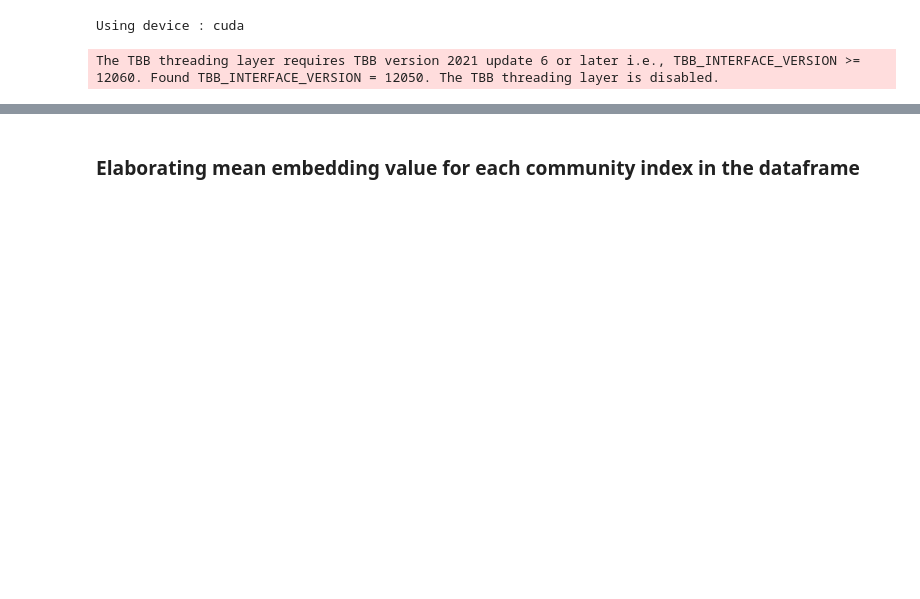
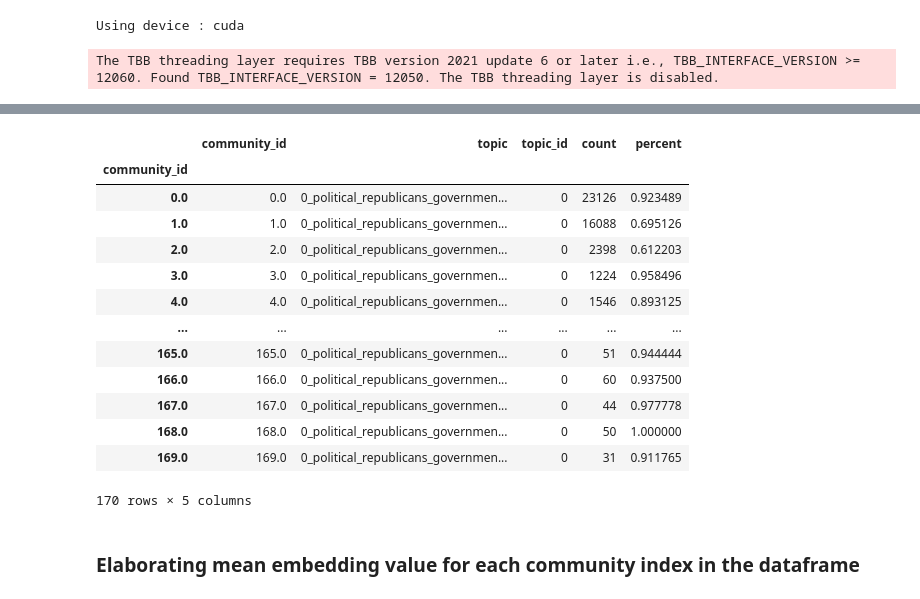
Before and after one commit to alfoCaiazza/Analysa, a Jupyter notebook: src/nlp/topic_modeling/global_community_topic.ipynb, the cells around one changed output, grey strips where cells are left out. Cells and saved outputs as stored; diff of their text form; code cells hidden in the pictures; blank space fills up the shorter version.

```diff
--- a/src/nlp/topic_modeling/global_community_topic.ipynb
+++ b/src/nlp/topic_modeling/global_community_topic.ipynb
@@ -57,3 +102,30 @@ merged_df['embedding'] = embeddings.tolist()
+# %%
+community_topic_counts = merged_df.groupby(['community_id', 'topic', 'topic_id']).size().reset_index(name='count')
+
+# Compouting each tipic percentage in each community
+community_totals = community_topic_counts.groupby('community_id')['count'].transform('sum')
+community_topic_counts['percent'] = community_topic_counts['count'] / community_totals
+
+# Retrieving the dominant topic for each community
+dominant_topics = community_topic_counts.groupby('community_id').apply(
+    lambda x: x.loc[x['count'].idxmax()]
+)
+dominant_topics
+# %% [output]
+|  | community_id | topic | topic_id | count | percent |
+| community_id |  |  |  |  |  |
+| 0.0 | 0.0 | 0_political_republicans_governmen... | 0 | 23126 | 0.923489 |
+| 1.0 | 1.0 | 0_political_republicans_governmen... | 0 | 16088 | 0.695126 |
+| 2.0 | 2.0 | 0_political_republicans_governmen... | 0 | 2398 | 0.612203 |
+| 3.0 | 3.0 | 0_political_republicans_governmen... | 0 | 1224 | 0.958496 |
+| 4.0 | 4.0 | 0_political_republicans_governmen... | 0 | 1546 | 0.893125 |
+| ... | ... | ... | ... | ... | ... |
+| 165.0 | 165.0 | 0_political_republicans_governmen... | 0 | 51 | 0.944444 |
+| 166.0 | 166.0 | 0_political_republicans_governmen... | 0 | 60 | 0.937500 |
+| 167.0 | 167.0 | 0_political_republicans_governmen... | 0 | 44 | 0.977778 |
+| 168.0 | 168.0 | 0_political_republicans_governmen... | 0 | 50 | 1.000000 |
+| 169.0 | 169.0 | 0_political_republicans_governmen... | 0 | 31 | 0.911765 |
+170 rows × 5 columns
 # %% [markdown]
 ### Elaborating mean embedding value for each community index in the dataframe
 # %%
```
Also changed, not shown: parts of 10 cells of this notebook.
